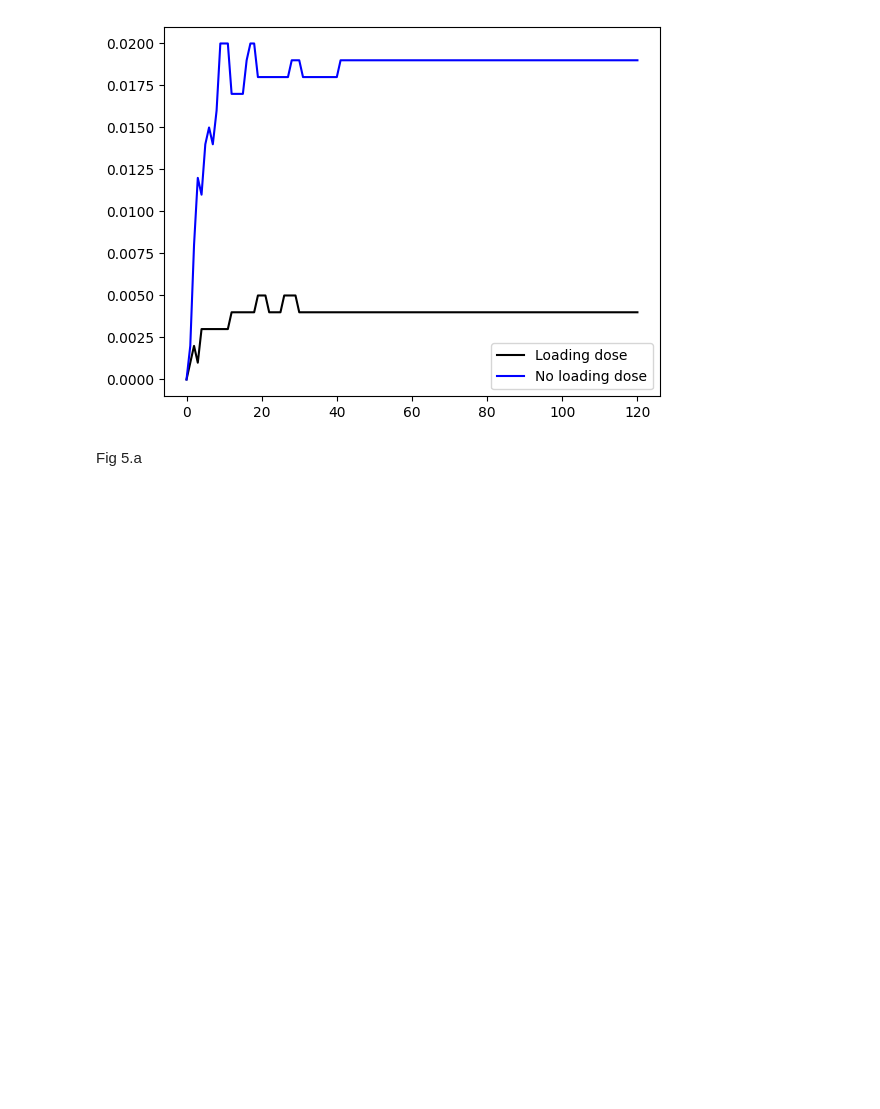
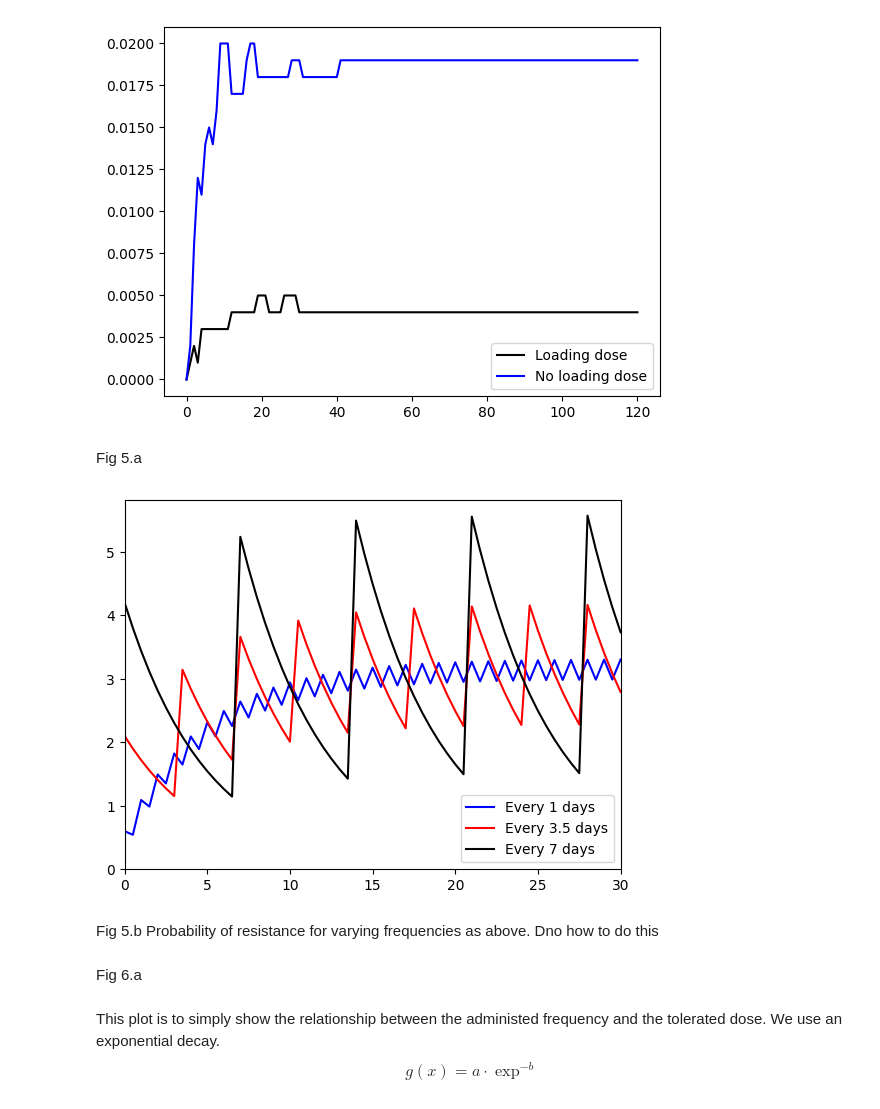
Before and after one commit to colmmcc2000/RSCAM_Group_11, a Jupyter notebook: code_RSCAM.ipynb, the cells around one changed output. Drawn from its saved outputs; the diff is of its cells as text; code cells hidden in the pictures; blank space fills up the shorter version.

```diff
--- a/code_RSCAM.ipynb
+++ b/code_RSCAM.ipynb
@@ -703,8 +708,8 @@ def rates_conc(lx, ly, mux, muy, c_max, units, a):
     a is scaling factor
     '''
 
-    l_x = lx * (c_max - units)
-    l_y = ly * (c_max - (a * units))
+    l_x = lx * ((c_max - units) / c_max)
+    l_y = ly * ((c_max - (a * units)) / c_max)
     mu_x = mux
     mu_y = muy
 
@@ -715,4 +720,4 @@ conc = np.linspace(0, 20, 21)
 lx, ly, mx, my =  [np.zeros(len(conc)) for i in range(4)]
 
 for i, x in enumerate(conc):
-    lx[i], ly[i], mx[i], my[i] = rates_conc(0.1, 0.075, 0.2, 0.13, 4, x, 0.13)
+    lx[i], ly[i], mx[i], my[i] = rates_conc(0.4, 0.3, 0.2, 0.13, 4, x, 0.13)
@@ -785,18 +787,30 @@ Fig 5.a
 # %%
 T = 30
 time = np.linspace(0, T, (T*2)+1)
-store_LD = np.zeros(len(time))
 store_NLD = np.zeros(len(time))
 
 D = 0.6
 k = 0.2
-tau = 1
-
-for i, g in enumerate(time):
-    store_LD[i] = get_concentration(g, D, k, tau, True)
-plt.plot(time, store_LD, c = 'black', label  ='Loading dose')
-plt.plot(time, store_NLD, c = 'blue', label = 'No loading dose')
+tau = [1, 3.5, 7]
+colours = ['blue', 'red', 'black']
+#To maintain the AUC we need D_new = D_1 * tau_new/tau_1
+#tau_1 = 1 so just 0.6 * tau_new
+#see notes for derivation. Solve AUC = integral(C(t)) form o to inf
+D = 0.6
+dict = zip(tau, colours)
+for t, col in dict:
+    for i, g in enumerate(time):
+        store_NLD[i] = get_concentration(g, (D*t), k, t, False)
+    plt.plot(time, store_NLD, c = col, label = f'Every {t} days')
 plt.legend()
 plt.xlim(0, T)
 plt.ylim(0, None)
 plt.show()
+# %% [output]
+[figure, added]
+# %% [markdown]
+Fig 5.b Probability of resistance for varying frequencies as above. Dno how to do this
+# %% [markdown]
+Fig 6.a
+# %% [markdown]
+This plot is to simply show the relationship between the administed frequency and the tolerated dose. We use an exponential decay. $$g(x) = a \cdot \exp ^{-b}$$
```
Also changed, not shown: parts of 11 cells of this notebook, 1 other file.
